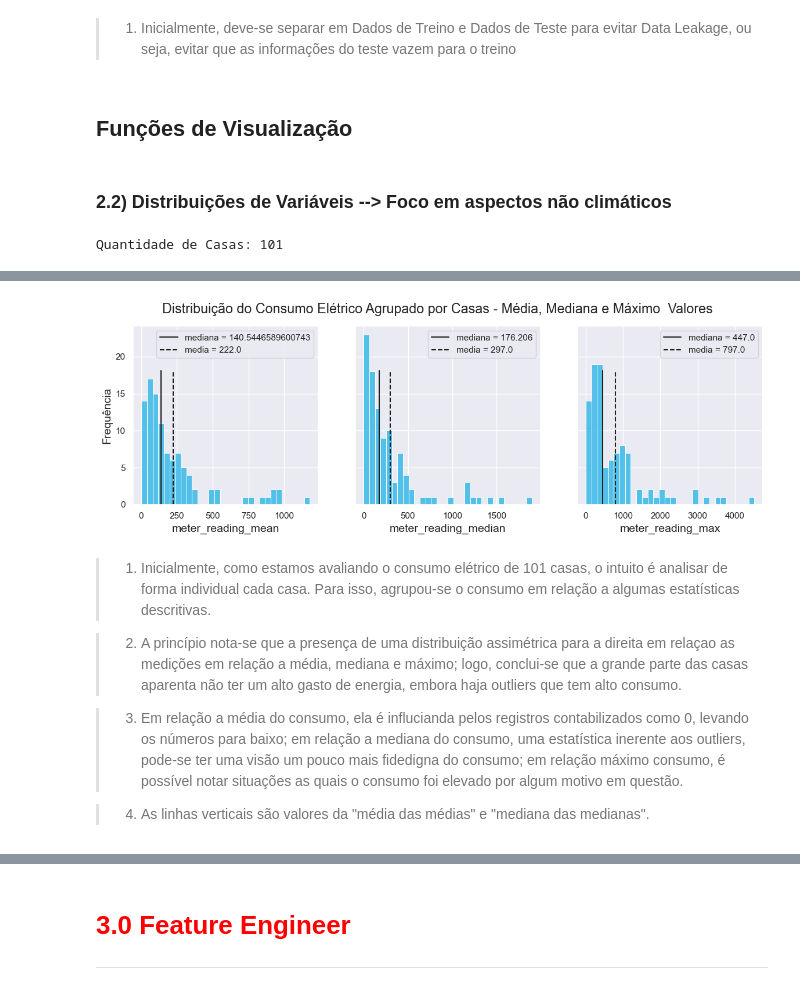
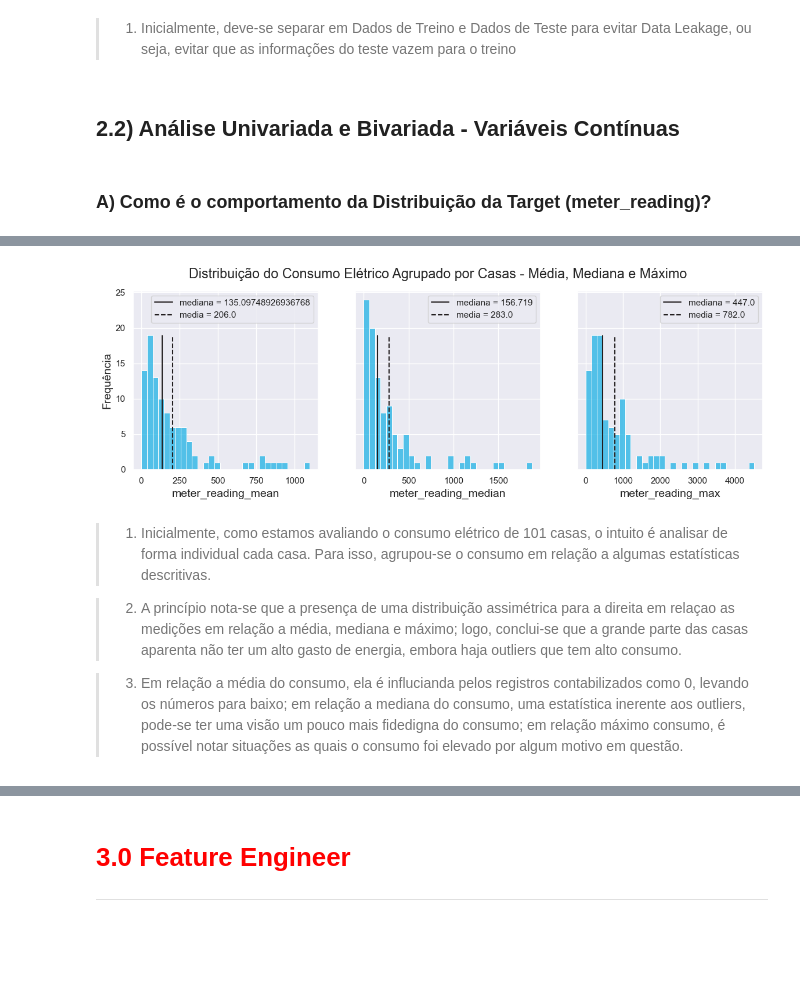
Before and after one commit to leonardovargas10/Modelo_Forecasting_Consumo_Energia, a Jupyter notebook: Modelo_Predicao_Consumo_Energia.ipynb, the cells around one changed output, grey strips where cells are left out. Cells and saved outputs as stored; diff of their text form; code cells hidden in the pictures; blank space fills up the shorter version.

```diff
--- a/Modelo_Predicao_Consumo_Energia.ipynb
+++ b/Modelo_Predicao_Consumo_Energia.ipynb
@@ -791,3 +811,6 @@ Tamanho da Base de Teste: 174666
 # %%
-df_train = separa_treino_teste_temporal('timestamp', '2016-12-01', train)[0]
-df_valid = separa_treino_teste_temporal('timestamp', '2016-12-01', train)[1]
+df_train = separa_treino_teste_temporal('timestamp', '2016-11-01', train)[0]
+df_valid = separa_treino_teste_temporal('timestamp', '2016-11-01', train)[1]
+
+print(f'Quantidade de Casas Treino: {df_train.building_id.nunique()}')
+print(f'Quantidade de Casas Validação: {df_valid.building_id.nunique()}')
@@ -812,14 +838,9 @@ display(df_valid.head())
 # %% [markdown]
 > 1. Inicialmente, deve-se separar em Dados de Treino e Dados de Teste para evitar Data Leakage, ou seja, evitar que as informações do teste vazem para o treino
-# %% [markdown]
-## Funções de Visualização
-# %% [markdown]
-### 2.2) Distribuições de Variáveis --> Foco em aspectos não climáticos
-# %%
-qt_casas = df_train['building_id'].nunique()
-print(f'Quantidade de Casas: {qt_casas}')
-# %% [output]
-Quantidade de Casas: 101
+# %% [markdown]
+## 2.2) Análise Univariada e Bivariada - Variáveis Contínuas
+# %% [markdown]
+###  A) Como é o comportamento da Distribuição da Target (meter_reading)?
 # %%
 df_train_grouped = (
     df_train
@@ -835,9 +856,7 @@ df_train_grouped = (
         .rename({
             'mean':'meter_reading_mean',
             'median':'meter_reading_median',
-            'max':'meter_reading_max',
-            'min':'meter_reading_min',
-            'std':'meter_reading_std',
+            'max':'meter_reading_max'
         }, axis = 1)
         .reset_index()
     )
@@ -847,7 +866,7 @@ plota_histograma(
     df_train_grouped,
     1,
     3,
-    'Distribuição do Consumo Elétrico Agrupado por Casas - Média, Mediana e Máximo  Valores'
+    'Distribuição do Consumo Elétrico Agrupado por Casas - Média, Mediana e Máximo'
 )
 df_train_grouped.describe(percentiles= [0.01, 0.05, 0.1, 0.25, 0.50, 0.75, 0.90, 0.99])
 # %% [output]
@@ -868,9 +887,7 @@ df_train_grouped.describe(percentiles= [0.01, 0.05, 0.1, 0.25, 0.50, 0.75, 0.90,
-[figure, old version]
+[figure, new version]
 # %% [markdown]
 > 1. Inicialmente, como estamos avaliando o consumo elétrico de 101 casas, o intuito é analisar de forma individual cada casa. Para isso, agrupou-se o consumo em relação a algumas estatísticas descritivas.
 
 > 2. A princípio nota-se que a presença de uma distribuição assimétrica para a direita em relaçao as medições em relação a média, mediana e máximo; logo, conclui-se que a grande parte das casas aparenta não ter um alto gasto de energia, embora haja outliers que tem alto consumo.
 
 > 3. Em relação a média do consumo, ela é influcianda pelos registros contabilizados como 0, levando os números para baixo; em relação a mediana do consumo, uma estatística inerente aos outliers, pode-se ter uma visão um pouco mais fidedigna do consumo; em relação máximo consumo, é possível notar situações as quais o consumo foi elevado por algum motivo em questão.
-
-> 4. As linhas verticais são valores da "média das médias" e "mediana das medianas".
```
Also changed, not shown: parts of 28 cells of this notebook.
